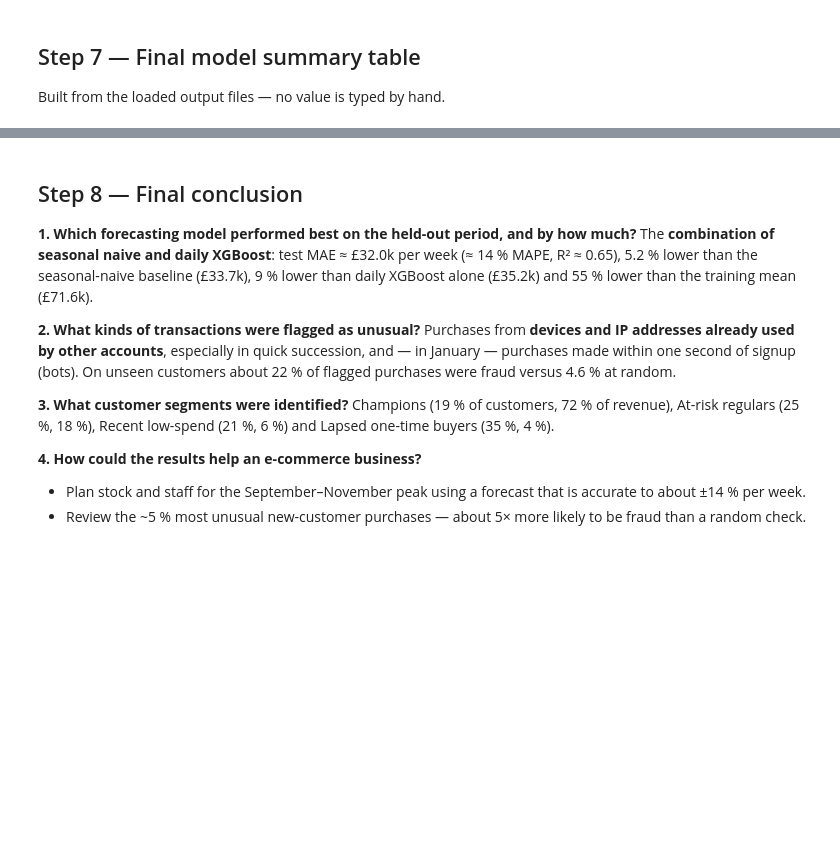
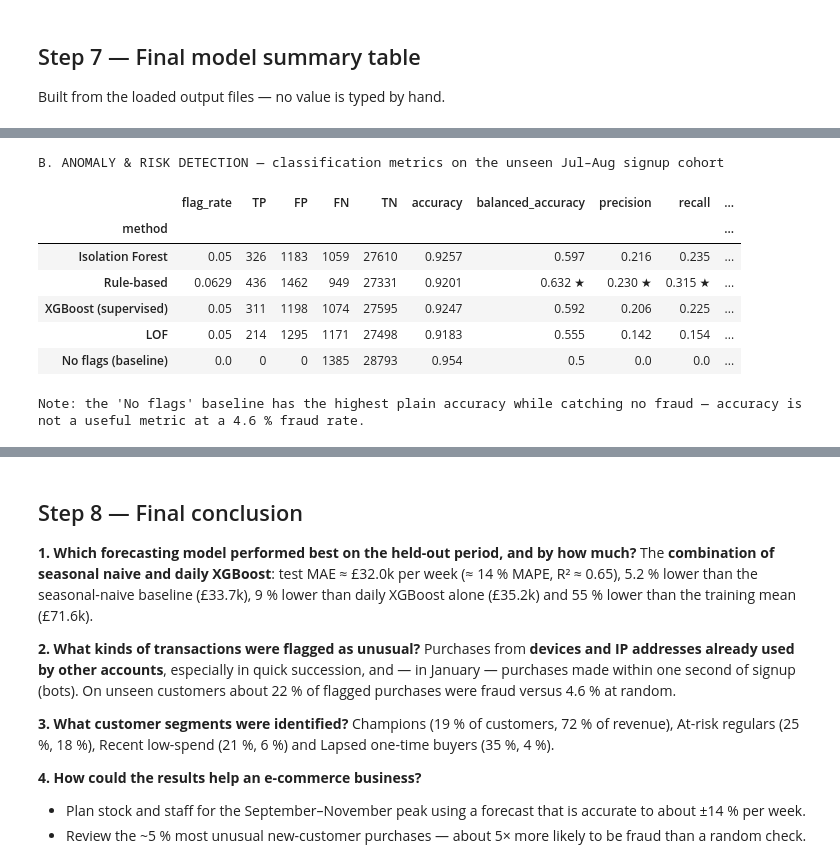
Before and after one commit to Orb-20/ecommerce-ml-cie-final, a Jupyter notebook: notebooks/04_Final_Model_Comparison_and_Summary.ipynb, the cells around one changed output, grey strips where cells are left out. Drawn from its saved outputs; the diff is of its cells as text; code cells hidden in the pictures; blank space fills up the shorter version.

```diff
--- a/notebooks/04_Final_Model_Comparison_and_Summary.ipynb
+++ b/notebooks/04_Final_Model_Comparison_and_Summary.ipynb
@@ -377,0 +420,20 @@ with pd.option_context("display.max_colwidth", None):
+# %%
+print("B. ANOMALY & RISK DETECTION — classification metrics on the unseen Jul–Aug signup cohort")
+anomaly_view = anomaly_full[["flag_rate", "TP", "FP", "FN", "TN", "accuracy", "balanced_accuracy", "precision",
+                             "recall", "specificity", "F1", "MCC", "ROC_AUC", "PR_AUC", "overall_rank"]]
+methods_only = anomaly_view.drop("No flags (baseline)")
+with pd.option_context("display.max_columns", None, "display.width", 250):
+    display(pd.concat([mark_best(methods_only, ["balanced_accuracy", "precision", "recall", "F1", "MCC", "ROC_AUC", "PR_AUC"], []),
+                       anomaly_view.loc[["No flags (baseline)"]].round(3).astype(object)]))
+print("Note: the 'No flags' baseline has the highest plain accuracy while catching no fraud — accuracy is not a useful "
+      "metric at a 4.6 % fraud rate.")
+# %% [output]
+B. ANOMALY & RISK DETECTION — classification metrics on the unseen Jul–Aug signup cohort
+|  | flag_rate | TP | FP | FN | TN | accuracy | balanced_accuracy | precision | recall | ... |
+| method |  |  |  |  |  |  |  |  |  | ... |
+| Isolation Forest | 0.05 | 326 | 1183 | 1059 | 27610 | 0.9257 | 0.597 | 0.216 | 0.235 | ... |
+| Rule-based | 0.0629 | 436 | 1462 | 949 | 27331 | 0.9201 | 0.632 ★ | 0.230 ★ | 0.315 ★ | ... |
+| XGBoost (supervised) | 0.05 | 311 | 1198 | 1074 | 27595 | 0.9247 | 0.592 | 0.206 | 0.225 | ... |
+| LOF | 0.05 | 214 | 1295 | 1171 | 27498 | 0.9183 | 0.555 | 0.142 | 0.154 | ... |
+| No flags (baseline) | 0.0 | 0 | 0 | 1385 | 28793 | 0.954 | 0.5 | 0.0 | 0.0 | ... |
+Note: the 'No flags' baseline has the highest plain accuracy while catching no fraud — accuracy is not a useful metric at a 4.6 % fraud rate.
```
Also changed, not shown: parts of 7 cells of this notebook, 25 other files.
